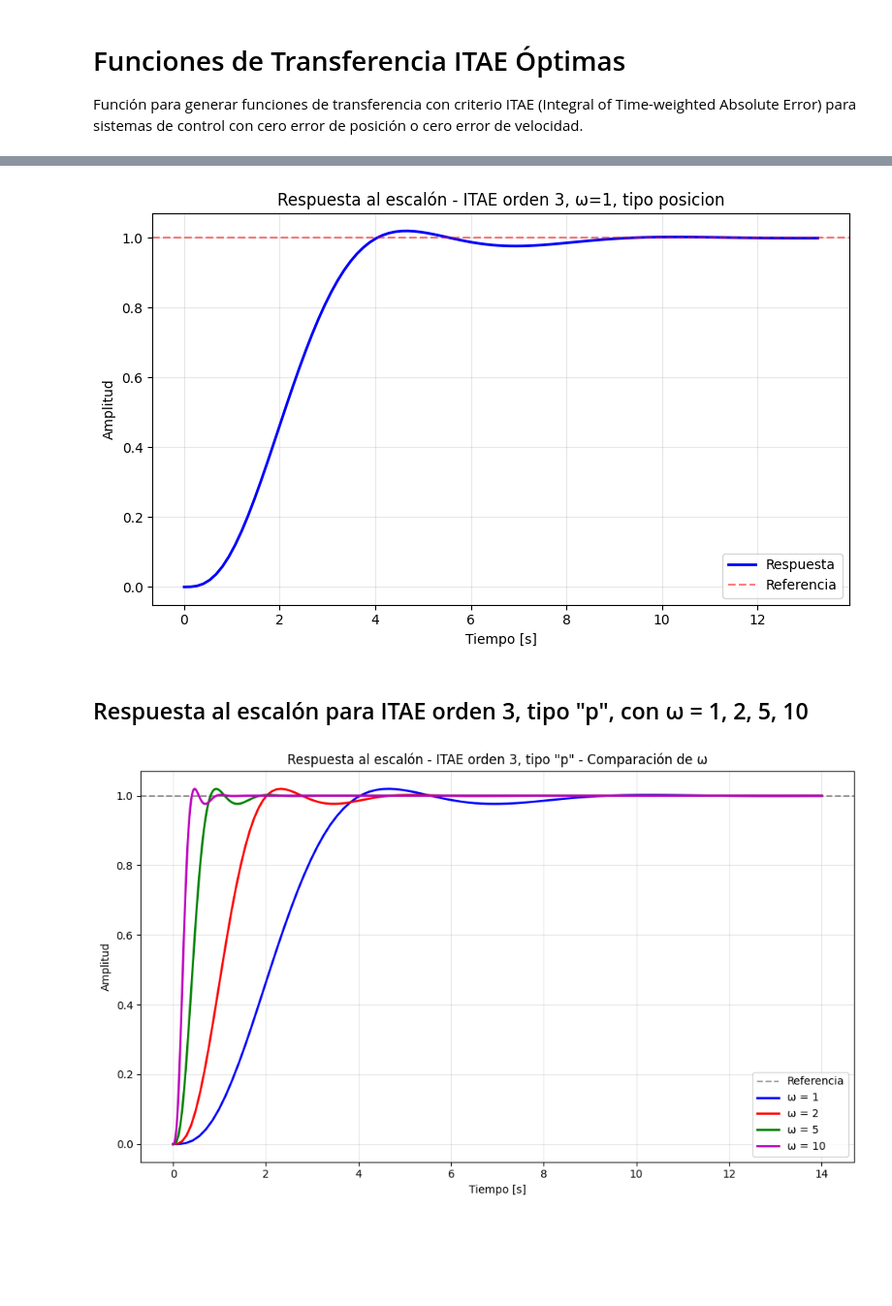
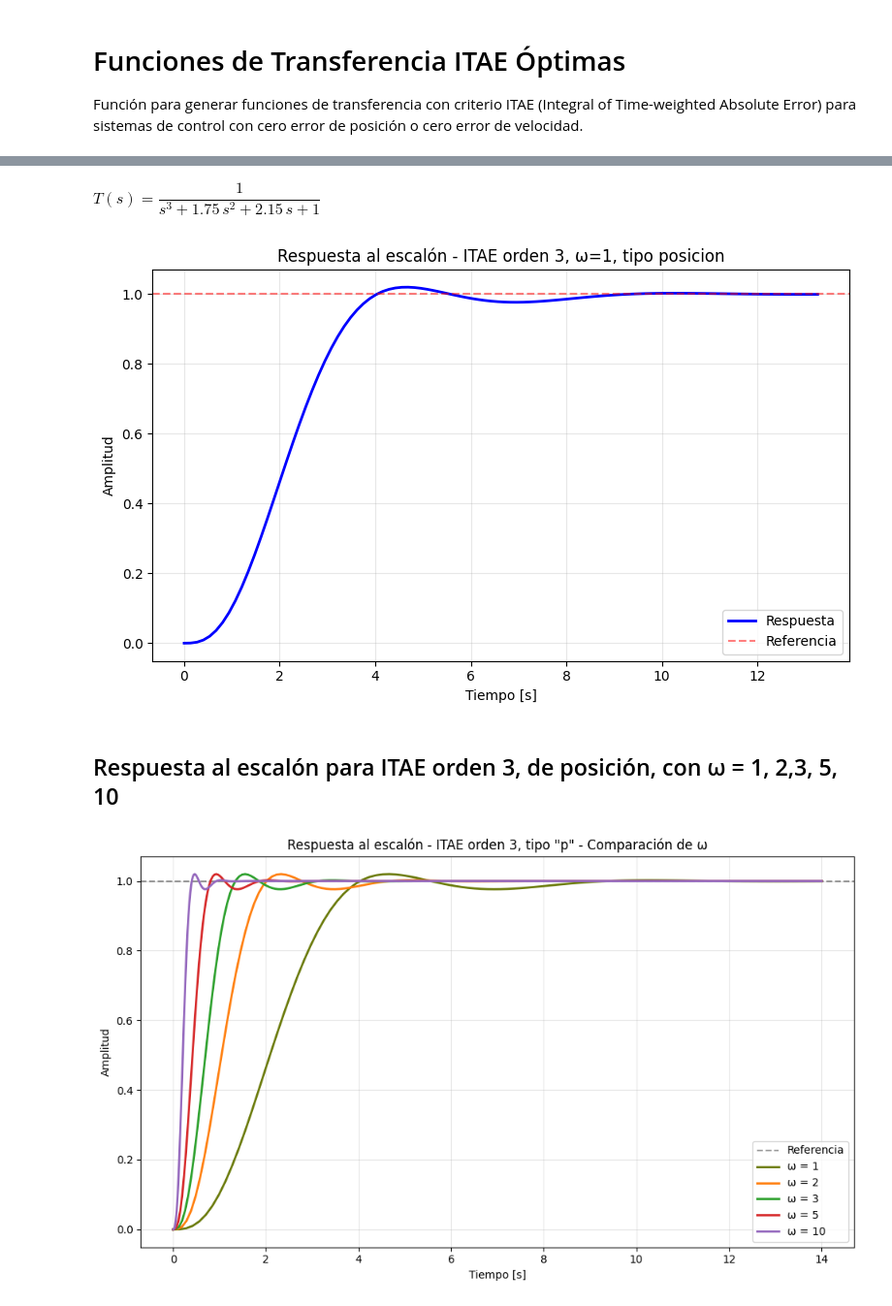
Before and after one commit to nebisman/control-material, a Jupyter notebook: notebooks/itae_notebook.ipynb, the cells around one changed output, grey strips where cells are left out. Shown at 97% size. Cells and saved outputs as stored; diff of their text form; code cells hidden in the pictures; blank space fills up the shorter version.

Commit message:
itae notebook terminado

```diff
--- a/notebooks/itae_notebook.ipynb
+++ b/notebooks/itae_notebook.ipynb
@@ -27,11 +16,13 @@ ImportError: cannot import name 'calcular_itae' from 'ubicarpolos' (/home/leonar
 # %%
 # Ejemplo: función ITAE de orden 3, omega=1, tipo 'p'
 T = calcular_itae(orden=3, omega=1, tipo="p")
+display(Math(tf_to_latex(T)))
 
 
 # Respuesta al escalón
 t, y = ctrl.step_response(T)
 
+#comandos de la figura
 plt.figure(figsize=(8, 5))
 plt.plot(t, y, 'b-', linewidth=2)
 plt.axhline(y=1, color='r', linestyle='--', alpha=0.5, label='Referencia')
@@ -43,27 +34,28 @@ plt.grid(True, alpha=0.3)
 plt.tight_layout()
 plt.show()
 # %% [output]
+$\displaystyle T(s) = \dfrac{1}{s^{3} + 1.75\,s^{2} + 2.15\,s + 1}$
 [figure]
 # %% [markdown]
-## Respuesta al escalón para ITAE orden 3, tipo "p", con ω = 1, 2, 5, 10
+## Respuesta al escalón para ITAE orden 3, de posición, con ω = 1, 2,3, 5, 10
 # %%
-omegas = [1, 2, 5, 10]
-colores = ['b', 'r', 'g', 'm']
+omegas = [1, 2,3, 5,10]
+colores = ["#6a7a0a", '#ff7f0e', '#2ca02c', '#d62728', '#9467bd', '#8c564b']
 
 plt.figure(figsize=(10, 6))
 plt.axhline(y=1, color='k', linestyle='--', alpha=0.4, label='Referencia')
 
 for omega, color in zip(omegas, colores):
     T = calcular_itae(orden=3, omega=omega, tipo="p")
     t, y = ctrl.step_response(T, 14)
     plt.plot(t, y, color=color, linewidth=2, label=f'ω = {omega}')
 
 plt.xlabel('Tiempo [s]')
 plt.ylabel('Amplitud')
 plt.title('Respuesta al escalón - ITAE orden 3, tipo "p" - Comparación de ω')
 plt.legend()
 plt.grid(True, alpha=0.3)
 plt.tight_layout()
 plt.show()
 # %% [output]
-[figure, old version]
+[figure, new version]
```
Also changed, not shown: parts of 4 cells of this notebook.
